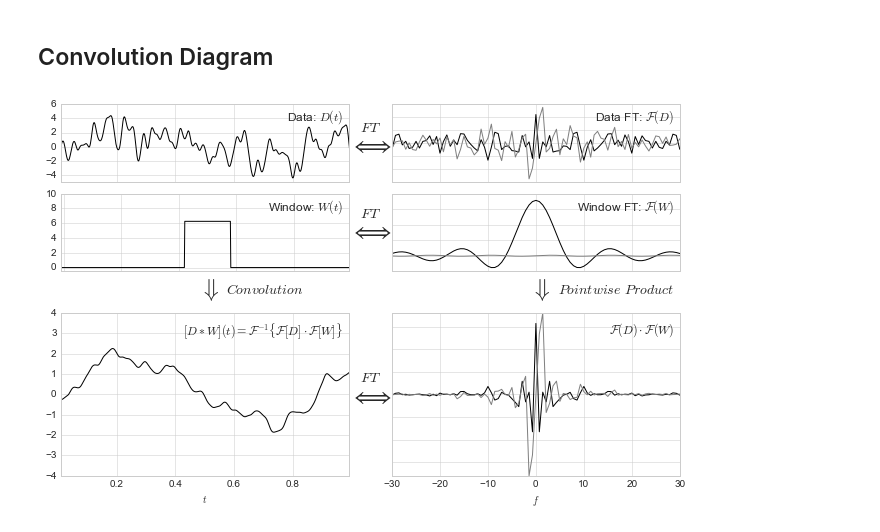
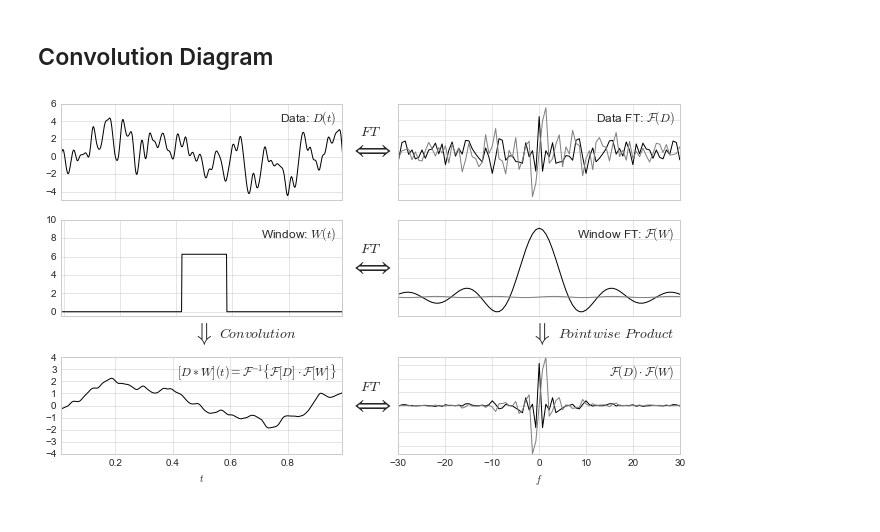
Before and after one commit to jakevdp/PracticalLombScargle, a Jupyter notebook: figures/Convolutions.ipynb, the cells around one changed output. Cells and saved outputs as stored; diff of their text form; code cells hidden in the pictures.

Commit message:
Update convolution figure

```diff
--- a/figures/Convolutions.ipynb
+++ b/figures/Convolutions.ipynb
@@ -90,17 +115,11 @@ def plot_ft(k, F, ax=None, legend=False, text=None):
 
 #------------------------------------------------------------
 # Set up the plots
-fig = plt.figure(figsize=(10, 6))
-grid1 = plt.GridSpec(4, 2,
-                     left=0.09, bottom=0.15, right=0.95, top=0.95,
-                     hspace=0.15, wspace=0.15)
-grid2 = plt.GridSpec(2, 2,
-                     left=0.09, bottom=0.09, right=0.95, top=0.9,
-                     hspace=0.15, wspace=0.15)
+fig, axes = FT_plotgrid(sharex=False, sharey=False)
 
 #----------------------------------------
 # Upper left panels: plot the data and window function
-ax = fig.add_subplot(grid1[0, 0])
+ax = axes[0, 0]
 ax.plot(x, y, '-k')
 ax.text(0.98, 0.95, r"Data: $D(t)$",
         ha='right', va='top', transform=ax.transAxes, size=12)
@@ -108,7 +127,7 @@ ax.xaxis.set_major_formatter(plt.NullFormatter())
 ax.set(xlim=(0.01, 0.99),
        ylim=(-5, 6))
 
-ax = fig.add_subplot(grid1[1, 0])
+ax = axes[1, 0]
 ax.plot(x, w, '-k')
 ax.text(0.98, 0.95, r"Window: $W(t)$",
         ha='right', va='top', transform=ax.transAxes, size=12)
@@ -118,7 +137,7 @@ ax.set(xlim=(-0.01, 0.99),
 
 #----------------------------------------
 # Lower left panel: plot the convolution
-ax = fig.add_subplot(grid2[1, 0])
+ax = axes[2, 0]
 
 ax.plot(x, y_w, '-k')
 
@@ -133,46 +152,34 @@ ax.set(xlabel='$t$',
 
 #----------------------------------------
 # Upper right panels: plot the Fourier transforms
 N = len(x)
 dx = (x[1] - x[0])
 k = np.arange(-N/2, N/2) / N / dx
 
-ax1 = fig.add_subplot(grid1[0, 1])
-ax2 = fig.add_subplot(grid1[1, 1])
+ax1 = axes[0, 1]
+ax2 = axes[1, 1]
 
 plot_ft(k, y_fft, ax=ax1, text="Data FT: " + r'$\mathcal{F}(D)$')
 plot_ft(k, w_fft, ax=ax2, text="Window FT: " + r'$\mathcal{F}(W)$')
 
 for ax in [ax1, ax2]:
     ax.xaxis.set_major_formatter(plt.NullFormatter())
     ax.yaxis.set_major_formatter(plt.NullFormatter())
     ax.set_xlim(-30, 30)
 
 
 #----------------------------------------
 # Lower right: plot the product of Fourier transforms
-ax = fig.add_subplot(grid2[1, 1])
+ax = axes[2, 1]
 plot_ft(k, yw_fft, ax=ax,
         text=r'$\mathcal{F}(D) \cdot \mathcal{F}(W)$')
 
 ax.axis('tight')
 ax.set(xlim=(-30, 30),
        xlabel='$f$')
 
 ax.yaxis.set_major_formatter(plt.NullFormatter())
 
-for ycoord in [0.3, 0.68, 0.88]:
-    fig.text(0.52, ycoord, "$FT$",
-             size=14, ha='center', va='bottom')
-    fig.text(0.52, ycoord, r'$\Longleftrightarrow$',
-             size=24, ha='center', va='top')
-
-for xcoord, text in zip([0.31, 0.77], ['$Convolution$', '$Pointwise\ Product$']):
-    fig.text(xcoord, 0.52, r'$\Downarrow$',
-             size=24, ha='right', va='center')
-    fig.text(xcoord + 0.01, 0.52, text,
-             size=14, ha='left', va='center')
-
 fig.savefig('fig05_Convolution_Theorem.pdf')
 # %% [output]
-[figure, old version]
+[figure, new version]
```
Also changed, not shown: parts of 1 cell of this notebook, 2 other files.
